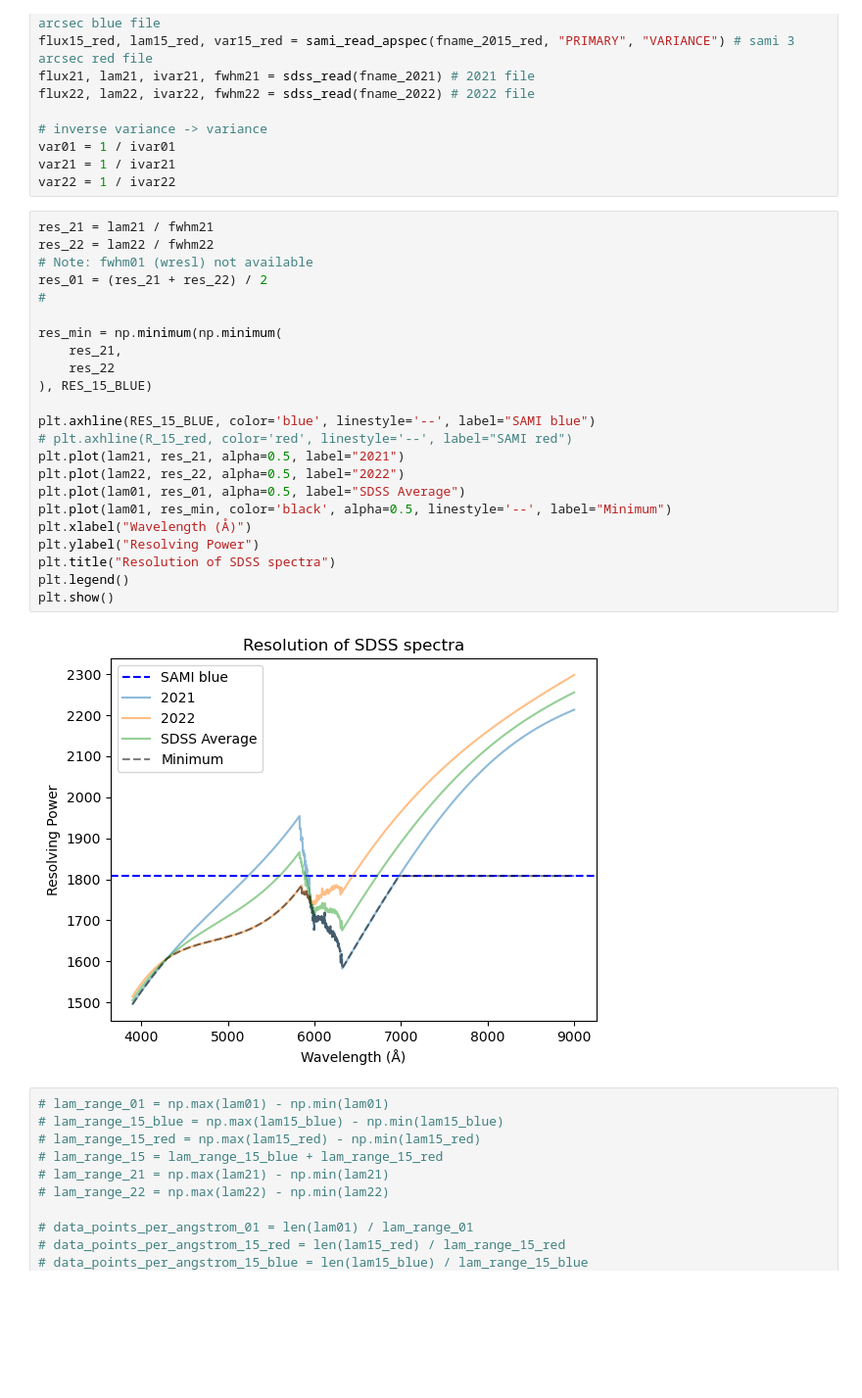
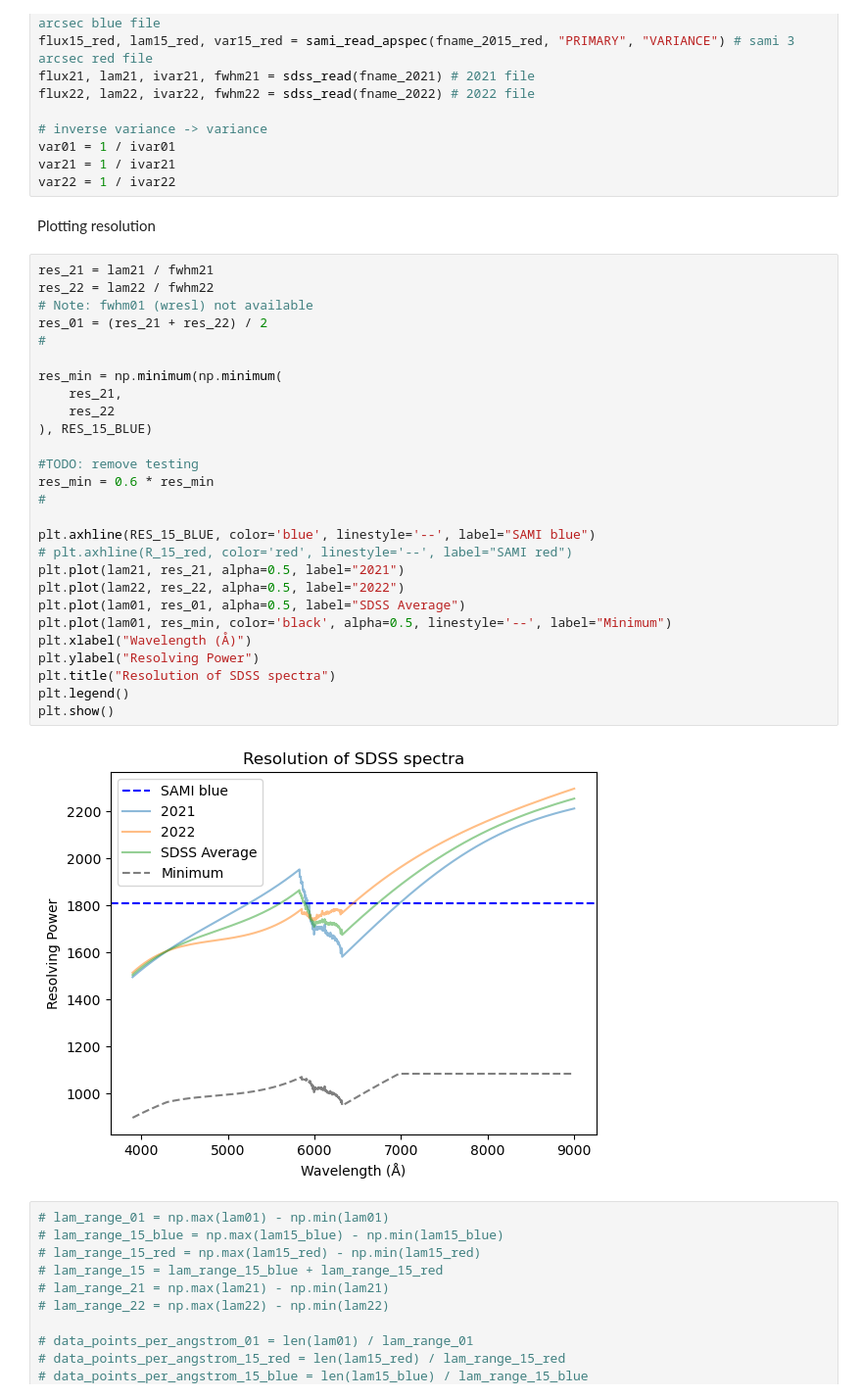
Before and after one commit to things-0/denison_2026, a Jupyter notebook: oli/main.ipynb, the cells around one changed output. Shown at 98% size. Saved outputs shown, nothing was run; the diff lists cells and outputs as text; blank space fills up the shorter version.

```diff
--- a/oli/main.ipynb
+++ b/oli/main.ipynb
@@ -717,31 +337,37 @@ flux22, lam22, ivar22, fwhm22 = sdss_read(fname_2022) # 2022 file
 var01 = 1 / ivar01
 var21 = 1 / ivar21
 var22 = 1 / ivar22
+# %% [markdown]
+Plotting resolution
 # %%
 res_21 = lam21 / fwhm21
 res_22 = lam22 / fwhm22
 # Note: fwhm01 (wresl) not available
 res_01 = (res_21 + res_22) / 2
 #
 
 res_min = np.minimum(np.minimum(
     res_21,
     res_22
 ), RES_15_BLUE)
 
+#TODO: remove testing
+res_min = 0.6 * res_min
+#
+
 plt.axhline(RES_15_BLUE, color='blue', linestyle='--', label="SAMI blue")
 # plt.axhline(R_15_red, color='red', linestyle='--', label="SAMI red")
 plt.plot(lam21, res_21, alpha=0.5, label="2021")
 plt.plot(lam22, res_22, alpha=0.5, label="2022")
 plt.plot(lam01, res_01, alpha=0.5, label="SDSS Average")
 plt.plot(lam01, res_min, color='black', alpha=0.5, linestyle='--', label="Minimum")
 plt.xlabel("Wavelength (Å)")
 plt.ylabel("Resolving Power")
 plt.title("Resolution of SDSS spectra")
 plt.legend()
 plt.show()
 # %% [output]
-[figure, old version]
+[figure, new version]
 # %%
 # lam_range_01 = np.max(lam01) - np.min(lam01)
 # lam_range_15_blue = np.max(lam15_blue) - np.min(lam15_blue)
```
Also changed, not shown: parts of 53 cells of this notebook, 3 other files.
